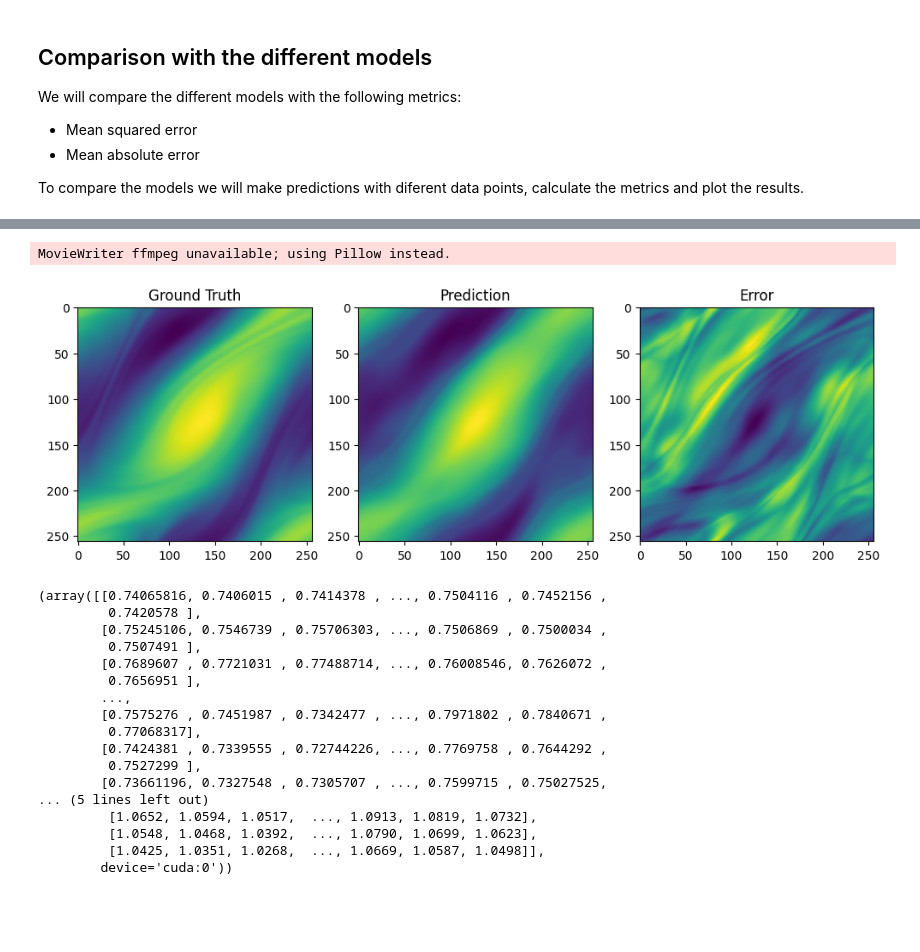
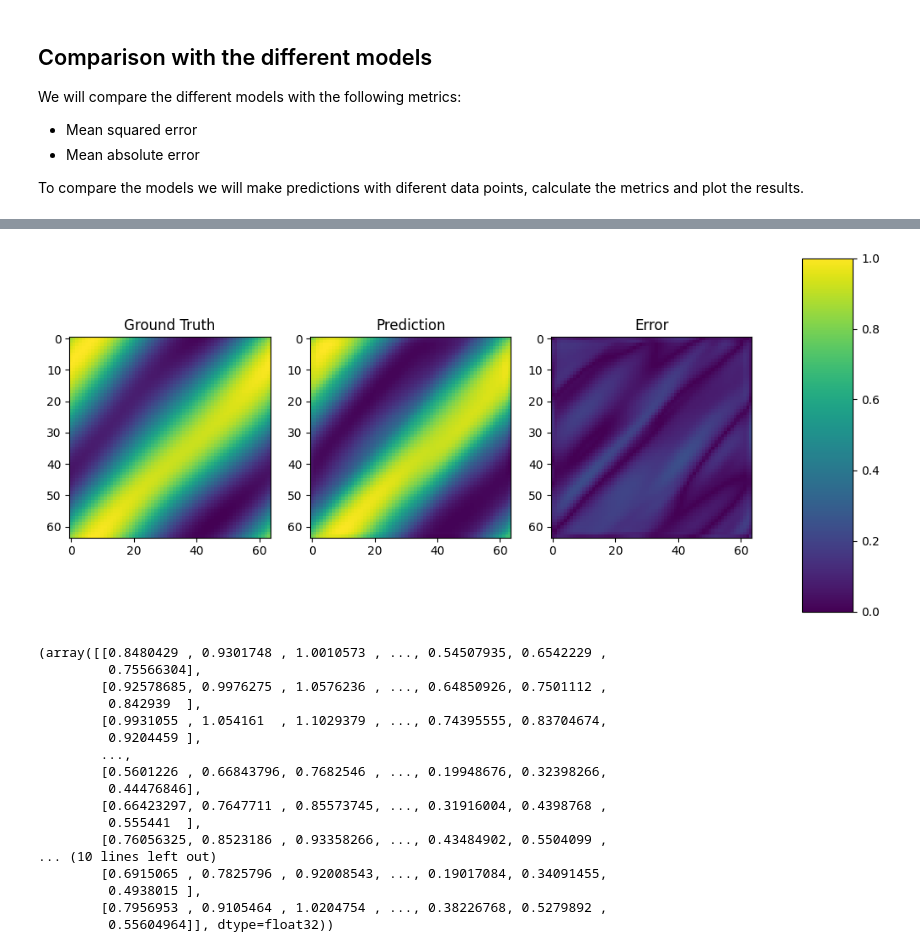
Before and after one commit to Genghis-L/neural-operators, a Jupyter notebook: notebooks/experiments.ipynb, the cells around one changed output, grey strips where cells are left out. Drawn from its saved outputs; the diff is of its cells as text; code cells hidden in the pictures; blank space fills up the shorter version.

```diff
--- a/notebooks/experiments.ipynb
+++ b/notebooks/experiments.ipynb
@@ -340,7 +473,7 @@ with torch.no_grad():
 # Count time of prediction
 start = timeit.default_timer()
 with torch.no_grad():
-    pred1 = fno_model_1(test_data[:, :, :, :10])
+    pred1 = fno_model_1(test_input)  # test_input already prepared above
 stop = timeit.default_timer()
 print('Time: ', stop - start)
 # %% [output]
@@ -412,3 +642,4 @@ data_new.shape
-# %%
-with torch.no_grad():
-    pred_new = fno_model_5(torch.tensor(data_new[:, :, :, :10]).cuda())
+# %%
+# data_new = np.load("ns_512x512_20_v1e-03.npy")
+data_new = MatlabFileReader("data/ns_64x64_20_v1e-03.mat", device='cpu', to_tensor=False).read_file("u")
+data_new.shape
@@ -415,3 +648,9 @@ with torch.no_grad():
+# %%
+# Convert numpy data to tensor and use prepare_input for correct format
+# data_new is [N, H, W, T], need to convert to [N, T, H, W]
+data_new_tensor = torch.tensor(data_new).cuda()
+with torch.no_grad():
+    pred_new = fno_model_5(prepare_input(data_new_tensor))
 # %%
 pred_new.shape
 # %% [output]
@@ -419,43 +658,49 @@ torch.Size([10, 256, 256, 10, 1])
 # %%
 # Make animation with predictions
+# pred_new is [N, T, H, W], data_new is [N, H, W, T]
 import matplotlib.animation as animation
 
 fig, ax = plt.subplots(1, 3, figsize=(12, 6))
-ax[0].imshow(data_new[0, :, :, 9])
+ax[0].imshow(data_new[0, :, :, 10])
 ax[0].set_title("Ground Truth")
-ax[1].imshow(pred_new[0, :, :, 0].cpu().numpy())
+ax[1].imshow(pred_new[0, 0, :, :].cpu().numpy())
 ax[1].set_title("Prediction")
-ax[2].imshow(data_new[0, :, :, 9] - pred_new[0, :, :, 0, 0].cpu().numpy())
+ax[2].imshow(data_new[0, :, :, 10] - pred_new[0, 0, :, :].cpu().numpy(), vmin=0, vmax=1)
 ax[2].set_title("Error")
 
+# Add colorbar
+fig.subplots_adjust(right=0.8)
+cbar_ax = fig.add_axes([0.85, 0.15, 0.05, 0.7])
+fig.colorbar(ax[2].imshow(data_new[0, :, :, 10] - pred_new[0, 0, :, :].cpu().numpy(), vmin=0, vmax=1), cax=cbar_ax)
+
 def animate(i):
-    ax[0].imshow(data_new[0, :, :, 9+i])
-    ax[1].imshow(pred_new[0, :, :, 0+i].cpu().numpy())
-    ax[2].imshow(data_new[0, :, :, 9+i] - pred_new[0, :, :, i, 0].cpu().numpy())
+    ax[0].imshow(data_new[0, :, :, 10+i])
+    ax[1].imshow(pred_new[0, i, :, :].cpu().numpy())
+    ax[2].imshow(np.abs(data_new[0, :, :, 10+i] - pred_new[0, i, :, :].cpu().numpy()), vmin=0, vmax=1)
 
 ani = animation.FuncAnimation(fig, animate, frames=10, interval=500)
 ani.save("FNO_NavierStokes_forced_function.gif")
 # %% [output]
-MovieWriter ffmpeg unavailable; using Pillow instead.
-[figure, old version]
+[figure, new version]
 # %%
-data_new[0, :, :, 9+i], pred_new[0, :, :, i, 0]
+# Correct indexing: data_new[0, :, :, 10+i], pred_new[0, i, :, :]
+data_new[0, :, :, 10], pred_new[0, 0, :, :].cpu().numpy()
 # %% [output]
-(array([[0.74065816, 0.7406015 , 0.7414378 , ..., 0.7504116 , 0.7452156 ,
-         0.7420578 ],
-        [0.75245106, 0.7546739 , 0.75706303, ..., 0.7506869 , 0.7500034 ,
-         0.7507491 ],
-        [0.7689607 , 0.7721031 , 0.77488714, ..., 0.76008546, 0.7626072 ,
-         0.7656951 ],
+(array([[0.8480429 , 0.9301748 , 1.0010573 , ..., 0.54507935, 0.6542229 ,
+         0.75566304],
+        [0.92578685, 0.9976275 , 1.0576236 , ..., 0.64850926, 0.7501112 ,
+         0.842939  ],
+        [0.9931055 , 1.054161  , 1.1029379 , ..., 0.74395555, 0.83704674,
+         0.9204459 ],
         ...,
-        [0.7575276 , 0.7451987 , 0.7342477 , ..., 0.7971802 , 0.7840671 ,
-         0.77068317],
-        [0.7424381 , 0.7339555 , 0.72744226, ..., 0.7769758 , 0.7644292 ,
-         0.7527299 ],
-        [0.73661196, 0.7327548 , 0.7305707 , ..., 0.7599715 , 0.75027525,
-... (5 lines left out)
-         [1.0652, 1.0594, 1.0517,  ..., 1.0913, 1.0819, 1.0732],
-         [1.0548, 1.0468, 1.0392,  ..., 1.0790, 1.0699, 1.0623],
-         [1.0425, 1.0351, 1.0268,  ..., 1.0669, 1.0587, 1.0498]],
-        device='cuda:0'))
+        [0.5601226 , 0.66843796, 0.7682546 , ..., 0.19948676, 0.32398266,
+         0.44476846],
+        [0.66423297, 0.7647711 , 0.85573745, ..., 0.31916004, 0.4398768 ,
+         0.555441  ],
+        [0.76056325, 0.8523186 , 0.93358266, ..., 0.43484902, 0.5504099 ,
+... (10 lines left out)
+        [0.6915065 , 0.7825796 , 0.92008543, ..., 0.19017084, 0.34091455,
+         0.4938015 ],
+        [0.7956953 , 0.9105464 , 1.0204754 , ..., 0.38226768, 0.5279892 ,
+         0.55604964]], dtype=float32))
 # %%
```
Also changed, not shown: parts of 54 cells of this notebook, 21 other files.
